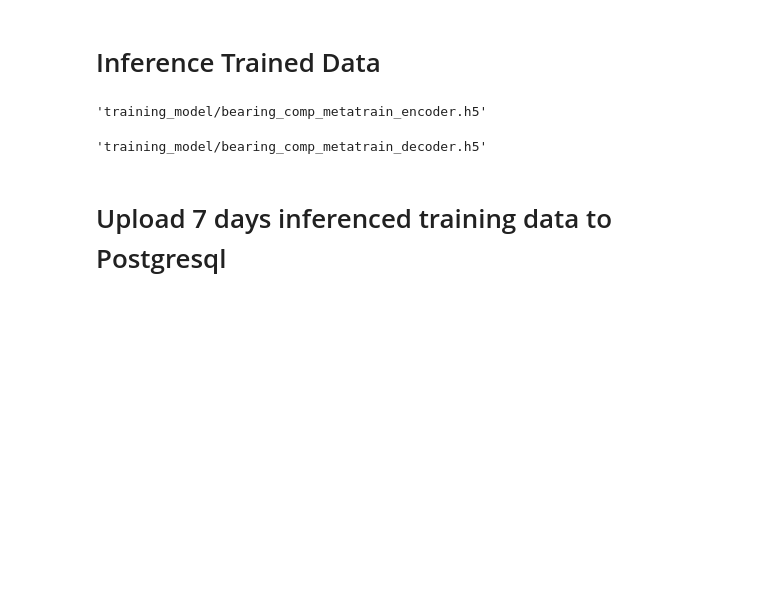
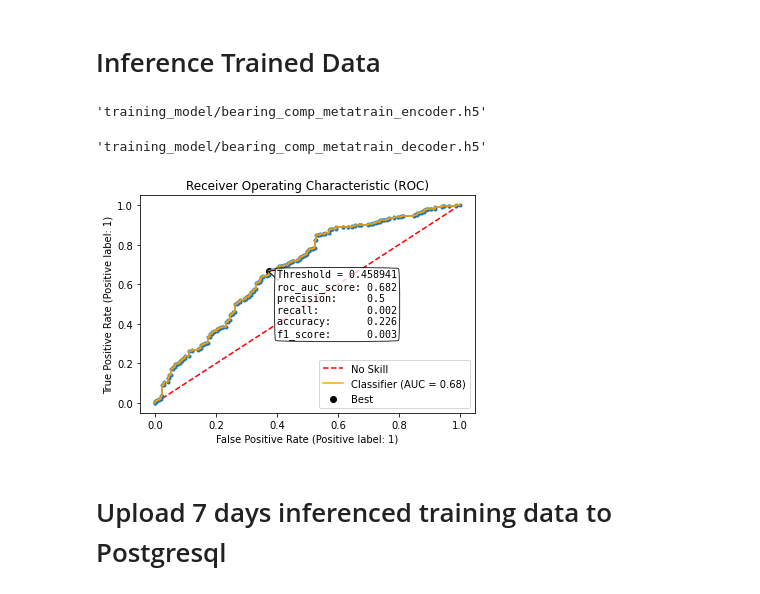
Before and after one commit to LaZoark/anomaly_detection, a Jupyter notebook: [軸承競賽]detect_predict_train.ipynb, the cells around one changed output. Saved outputs shown, nothing was run; the diff lists cells and outputs as text; code cells hidden in the pictures; blank space fills up the shorter version.

```diff
--- a/[軸承競賽]detect_predict_train.ipynb
+++ b/[軸承競賽]detect_predict_train.ipynb
@@ -809,5 +909,55 @@ X_rmse = run_inference_5min(test_dataset,encoder,decoder)
 X_rmse_df=pd.DataFrame(X_rmse)
 X_rmse_df.columns = ['degrading_level']
+# %%
+# X_rmse_df.values.mean()
+# X_rmse_df[X_rmse_df.values>X_rmse_df.values.mean()]
+if envs['deviceID'] == 'FF548D29':
+    anomalies = np.where(X_rmse_df.values > X_rmse_df.values.mean(), 1, 0)
+    anomalies = anomalies[:, 0]
+    print(np.shape(np.where(anomalies != 0)))
+elif envs['deviceID'] == 'bearing_comp':
+    anomalies = raw_label[:760].values != 0
+# elif envs['deviceID'] == 'JNU_bearing':
+# %%
+from sklearn.metrics import confusion_matrix, roc_auc_score, roc_curve, RocCurveDisplay
+
+# X_rmse_df.plot()
+fpr, tpr, thresholds = roc_curve(anomalies, X_rmse_df)
+roc_auc = roc_auc_score(anomalies, X_rmse_df)
+# calculate the g-mean for each threshold
+gmeans = np.sqrt(tpr * (1-fpr))
+# locate the index of the largest g-mean
+ix = np.argmax(gmeans)
+threshold = thresholds[ix]
+
+predict_data = [0]*len(X_rmse_df)
+for j in anomalies: predict_data[j] = 1
+
+TN, FP, FN, TP = confusion_matrix(anomalies, predict_data).ravel()
+precision = TP / (TP + FP)
+recall = TP / (TP + FN)
+accuracy = (TP + TN) / (TP + FN + FP + TN)
+f1_score = 2*TP / (2*TP + FP + FN)
+
+fig_auc, ax = plt.subplots()
+ax.set_title('Receiver Operating Characteristic (ROC)')
+ax.plot([0, 1], [0, 1], 'r--', label='No Skill')
+ax.plot(fpr, tpr, marker='.')
+ax.scatter(fpr[ix], tpr[ix], marker='o', color='black', label='Best')
+RocCurveDisplay.from_predictions(anomalies, X_rmse_df, ax=ax, color='orange')
+ax.annotate('Threshold = ' + str(threshold.round(6)) +
+            '\n' + 'roc_auc_score:'.ljust(15) + str(roc_auc.round(3)) +
+            '\n' + 'precision:'.ljust(15)     + str(precision.round(3)) +
+            '\n' + 'recall:'.ljust(15)        + str(recall.round(3)) +
+            '\n' + 'accuracy:'.ljust(15)      + str(accuracy.round(3)) +
+            '\n' + 'f1_score:'.ljust(15)      + str(f1_score.round(3)),
+             xy=([fpr[ix], tpr[ix]]), xytext=(0.4, 0.5),
+             size=10, fontfamily='monospace', va="center", ha="left",
+             bbox=dict(boxstyle="round4", fc="w", alpha=.8),
+             arrowprops=dict(width=.8, connectionstyle="arc3,rad=-0.3", fc="w"))
+plt.show()
+# %% [output]
+[figure, added]
 # %% [markdown]
 # Upload 7 days inferenced training data to Postgresql
 # %%
```
Also changed, not shown: parts of 30 cells of this notebook.
